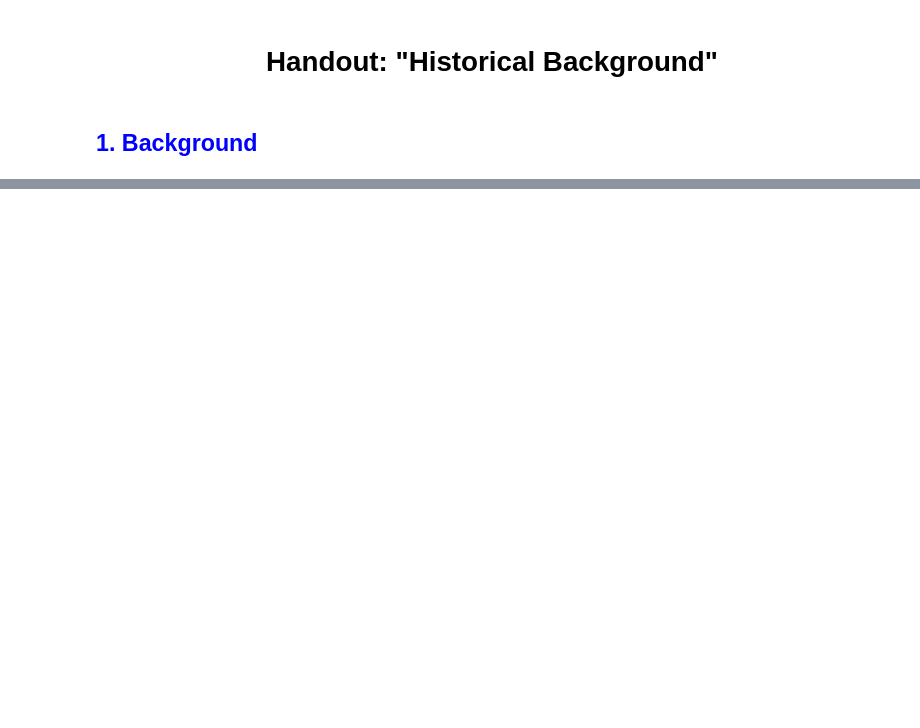
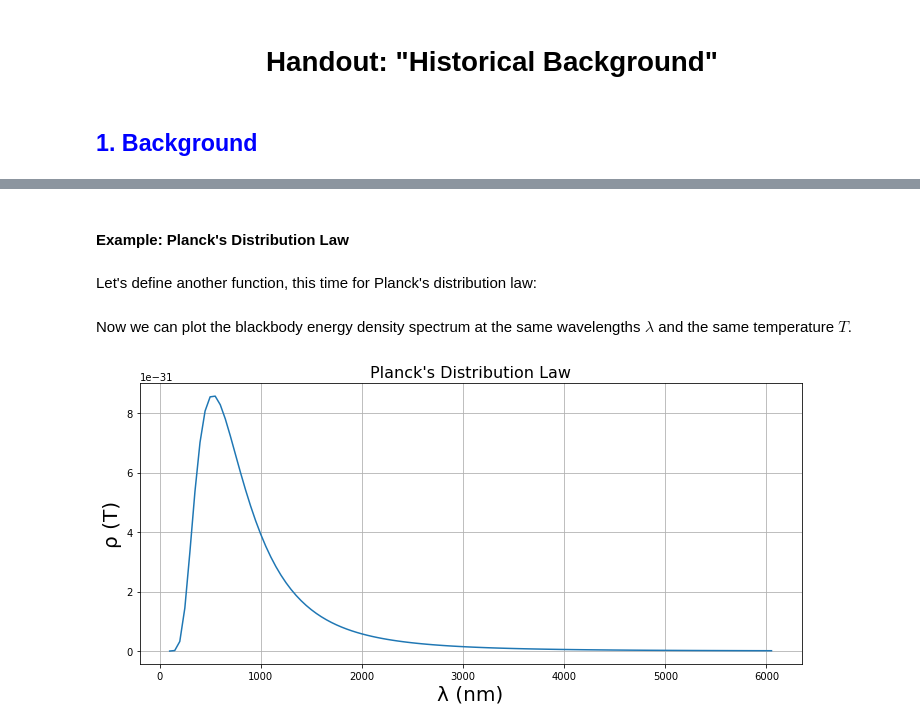
Before and after one commit to sokolov-group/jupyter_handouts, a Jupyter notebook: 04_historical_background/04_historical_background.ipynb, the cells around one changed output, grey strips where cells are left out. Saved outputs shown, nothing was run; the diff lists cells and outputs as text; code cells hidden in the pictures; blank space fills up the shorter version.

```diff
--- a/04_historical_background/04_historical_background.ipynb
+++ b/04_historical_background/04_historical_background.ipynb
@@ -65,0 +125,24 @@ Now, go back and try choosing a different value of $n$!
+# %% [markdown]
+#### Example: Planck's Distribution Law
+# %% [markdown]
+Let's define another function, this time for Planck's distribution law:
+# %%
+# Define function to calculate blackbody energy density using Planck's Distribution Law
+def plancks_law(la,temp):
+    return ((8.0*np.pi*h*c)/(la**5) * np.e**(-h*c/(la*k*temp)))/(1-np.e**(-h*c/(la*k*temp)))
+# %% [markdown]
+Now we can plot the blackbody energy density spectrum at the same wavelengths $\lambda$ and the same temperature $T$.
+# %%
+# Evaluate energy density at each wavelength @ temp T
+p_energy_values = plancks_law(la,T)
+
+# Set up graph and plot
+plt.figure(figsize=(10,5))
+plt.plot(la, p_energy_values)
+plt.xlabel('λ (nm)', fontsize=20)
+plt.ylabel('ρ (T)', fontsize=20)
+plt.title('Planck\'s Distribution Law', fontsize=16)
+plt.tight_layout()
+plt.grid()
+# %% [output]
+[figure, added]
```
Also changed, not shown: parts of 45 cells of this notebook, 6 other files.
